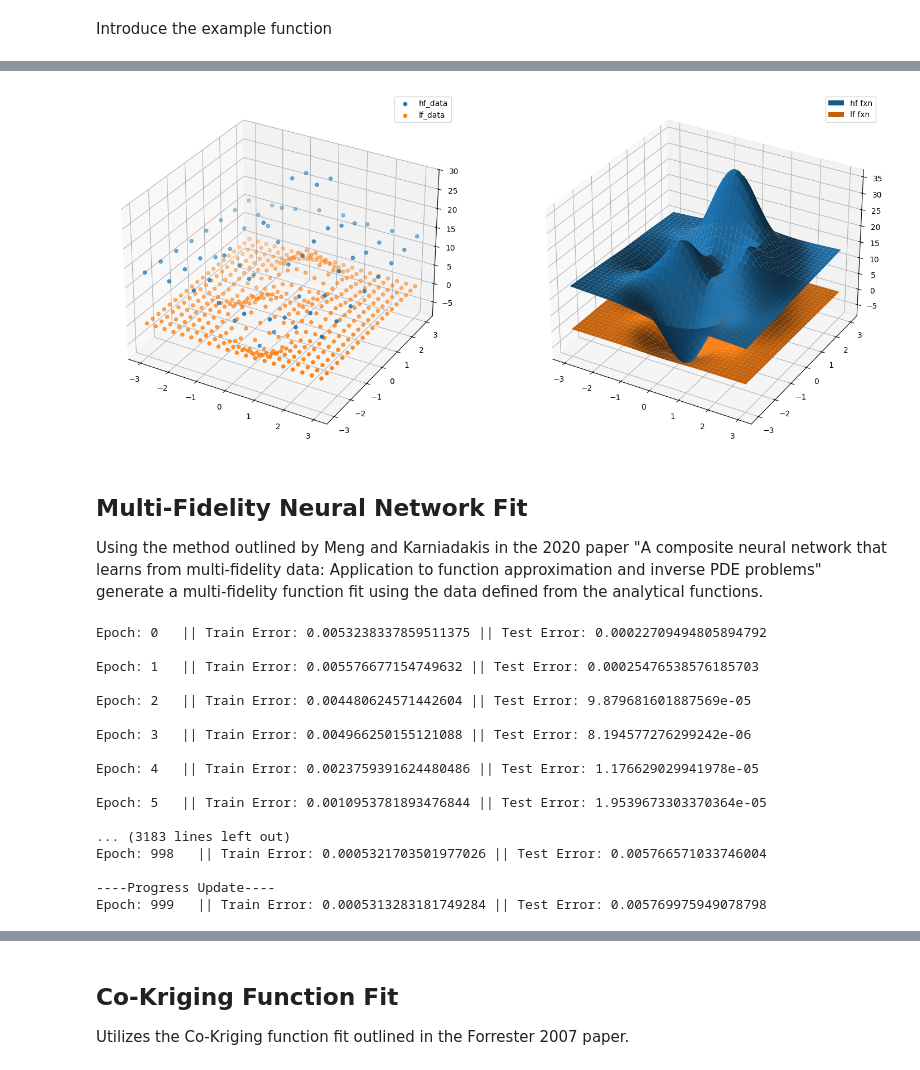
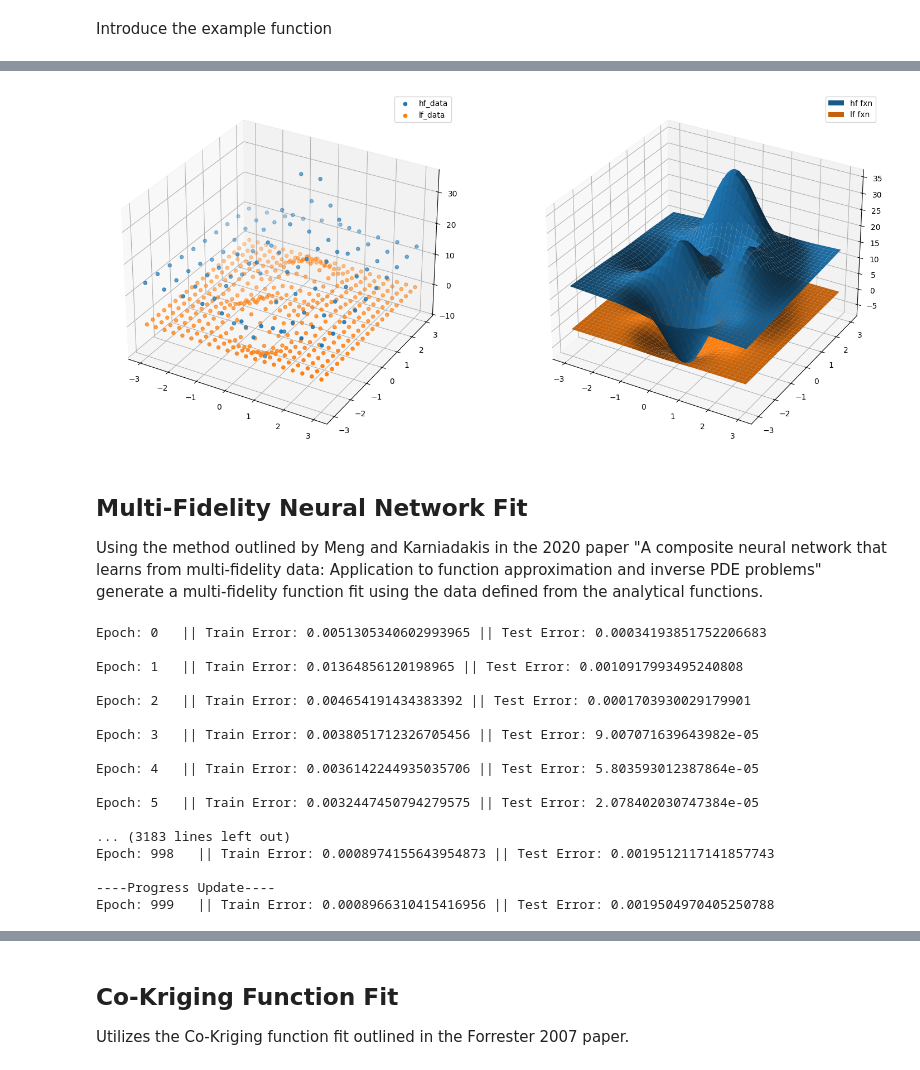
Before and after one commit to tzangleUMaine/SurrogateModeling, a Jupyter notebook: examples/PeaksShifted.ipynb, the cells around one changed output, grey strips where cells are left out. Saved outputs shown, nothing was run; the diff lists cells and outputs as text; code cells hidden in the pictures.

```diff
--- a/examples/PeaksShifted.ipynb
+++ b/examples/PeaksShifted.ipynb
@@ -31,7 +31,7 @@ import multi_fidelity_functions as mff
 import matplotlib.pyplot as plt
 from SurrogateModels import cokriging, model
 
-n_hf = 8
+n_hf = 6
 n_lf = 20
 n_samp = 75
 
@@ -49,34 +49,34 @@ y_hf = mf_example.high_fidelity(X_hf)
 y_lf = mf_example.low_fidelity(X_lf)
 
 # take samples for plotting ground truth function
 X_test = model.Model.generate_grid_array(x1min, x1max, x2min, x2max, n_samp)
 y_hf_test = mf_example.high_fidelity(X_test)
 y_lf_test = mf_example.low_fidelity(X_test)
 
 # Set figure size for plots
 fig = plt.figure(figsize=(18,12))
 
 # Plot the data
 ax = fig.add_subplot(121, projection="3d")
 
 sc = ax.scatter(X_hf[:, 0], X_hf[:, 1],y_hf[:,0], label="hf_data")
 sc = ax.scatter(X_lf[:, 0], X_lf[:, 1],y_lf[:,0], label="lf_data")
 ax.legend()
 
 #Plot the actual surfaces of the lf and hf functions
 
 X1, X2 = model.Model.generate_grid(x1min, x1max, x2min, x2max, n_samp)
 y_samp_hf = y_hf_test.reshape(n_samp,n_samp)
 y_samp_lf = y_lf_test.reshape(n_samp,n_samp)
 
 ax = fig.add_subplot(122, projection="3d")
 ax.plot_surface(X1, X2, y_samp_hf,label="hf fxn")
 ax.plot_surface(X1, X2, y_samp_lf,label="lf fxn")
 ax.legend()
 
 plt.show()
 # %% [output]
-[figure, old version]
+[figure, new version]
 # %% [markdown]
 ## Multi-Fidelity Neural Network Fit
 
@@ -103,23 +103,23 @@ mfnn_model = mfsnn.MultiFidelityNN(
     wd_mf=0.01,
 )
 # %% [output]
-Epoch: 0   || Train Error: 0.0053238337859511375 || Test Error: 0.00022709494805894792
+Epoch: 0   || Train Error: 0.0051305340602993965 || Test Error: 0.00034193851752206683
 
-Epoch: 1   || Train Error: 0.005576677154749632 || Test Error: 0.00025476538576185703
+Epoch: 1   || Train Error: 0.01364856120198965 || Test Error: 0.0010917993495240808
 
-Epoch: 2   || Train Error: 0.004480624571442604 || Test Error: 9.879681601887569e-05
+Epoch: 2   || Train Error: 0.004654191434383392 || Test Error: 0.0001703930029179901
 
-Epoch: 3   || Train Error: 0.004966250155121088 || Test Error: 8.194577276299242e-06
+Epoch: 3   || Train Error: 0.0038051712326705456 || Test Error: 9.007071639643982e-05
 
-Epoch: 4   || Train Error: 0.0023759391624480486 || Test Error: 1.176629029941978e-05
+Epoch: 4   || Train Error: 0.0036142244935035706 || Test Error: 5.803593012387864e-05
 
-Epoch: 5   || Train Error: 0.0010953781893476844 || Test Error: 1.9539673303370364e-05
+Epoch: 5   || Train Error: 0.0032447450794279575 || Test Error: 2.078402030747384e-05
 
 ... (3183 lines left out)
-Epoch: 998   || Train Error: 0.0005321703501977026 || Test Error: 0.005766571033746004
+Epoch: 998   || Train Error: 0.0008974155643954873 || Test Error: 0.0019512117141857743
 
 ----Progress Update----
-Epoch: 999   || Train Error: 0.0005313283181749284 || Test Error: 0.005769975949078798
+Epoch: 999   || Train Error: 0.0008966310415416956 || Test Error: 0.0019504970405250788
 # %%
 # Plot the results
 plot_name = mf_example.name + " MFNN"
```
Also changed, not shown: parts of 13 cells of this notebook, 14 other files.
